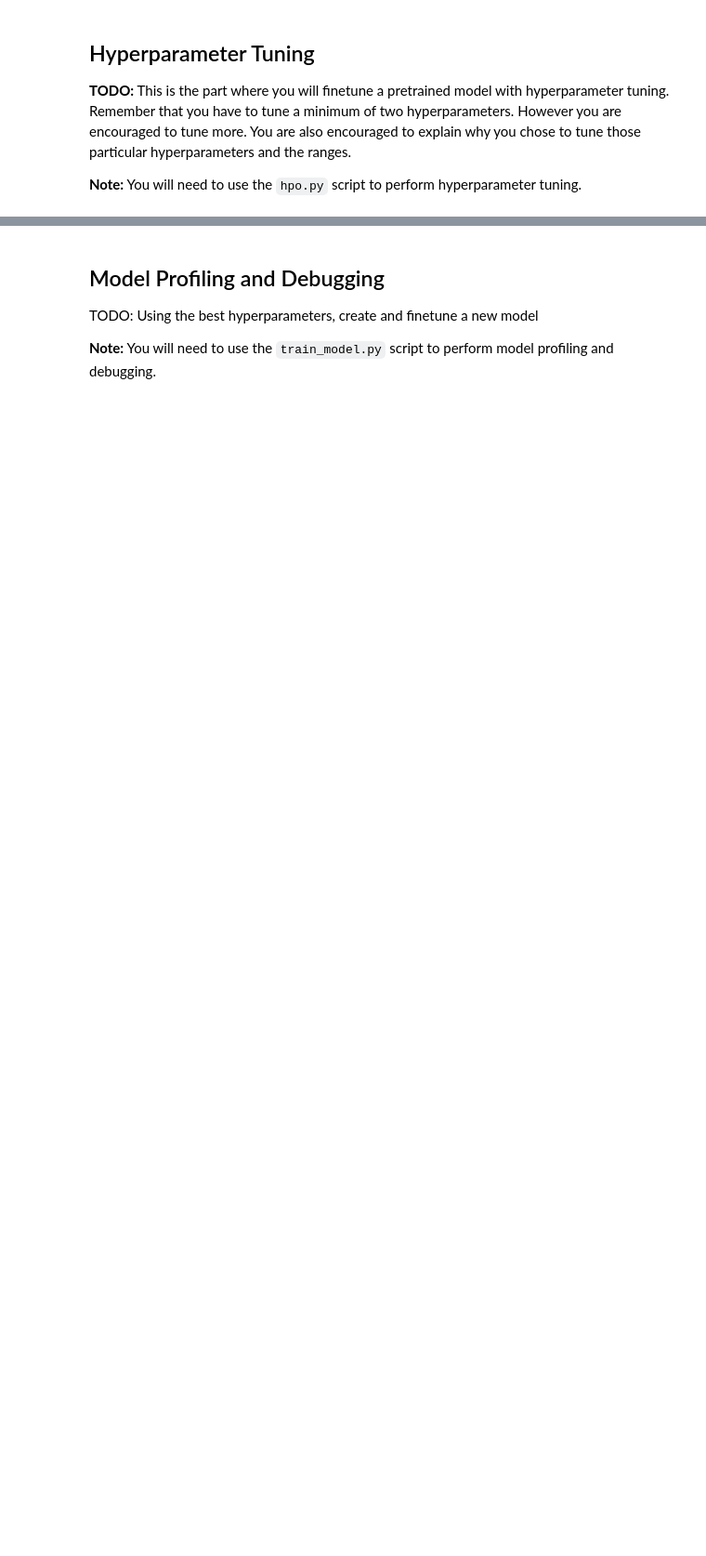
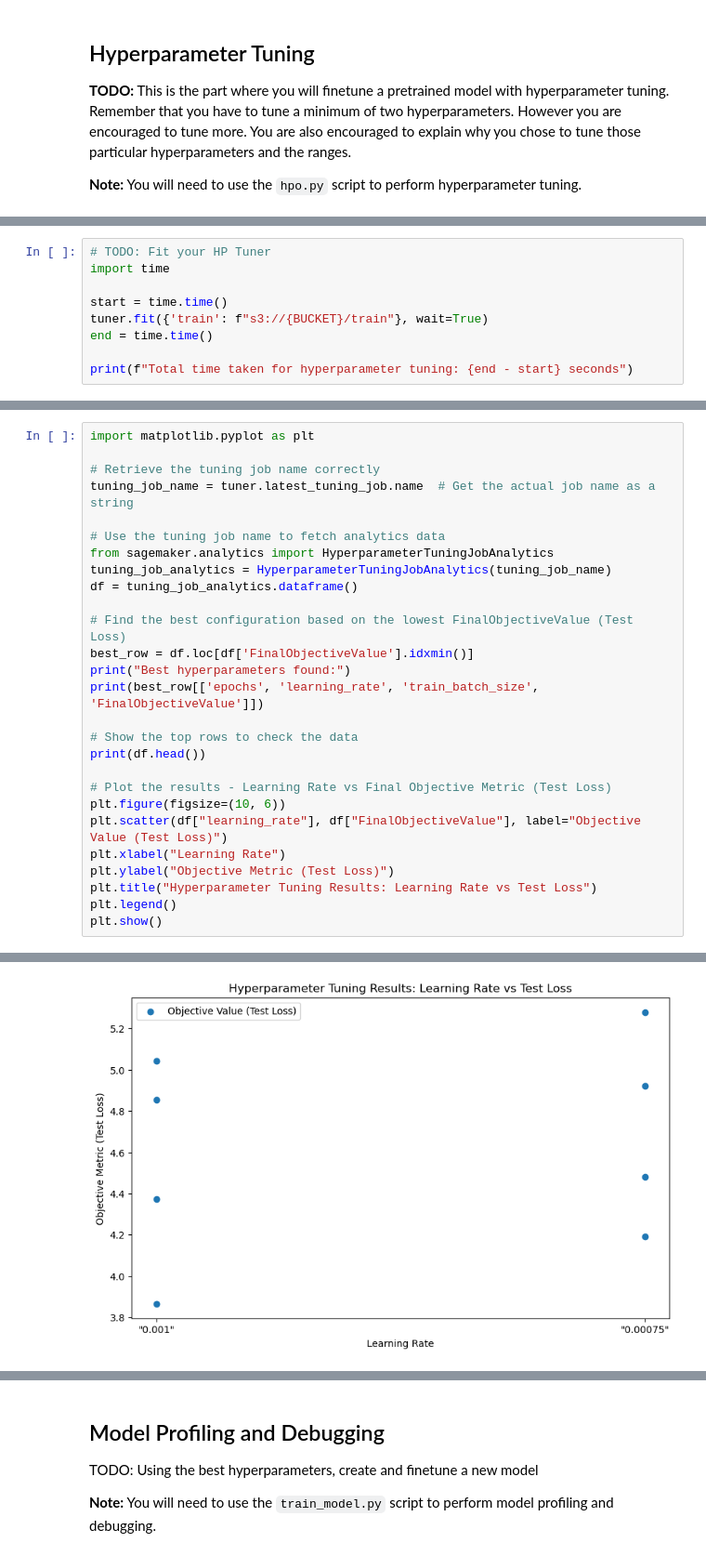
Before and after one commit to lgcardeas/Udacity-Nano-Degree-Deep-Learning, a Jupyter notebook: train_and_deploy.ipynb, the cells around one changed output, grey strips where cells are left out. Shown at 93% size. Cells and saved outputs as stored; diff of their text form; blank space fills up the shorter version.

```diff
--- a/train_and_deploy.ipynb
+++ b/train_and_deploy.ipynb
@@ -63,0 +158,9 @@ best_estimator.hyperparameters()
+# %%
+# TODO: Fit your HP Tuner
+import time
+
+start = time.time()
+tuner.fit({'train': f"s3://{BUCKET}/train"}, wait=True)
+end = time.time()
+
+print(f"Total time taken for hyperparameter tuning: {end - start} seconds")
@@ -63,0 +171,28 @@ best_estimator.hyperparameters()
+# %%
+import matplotlib.pyplot as plt
+
+# Retrieve the tuning job name correctly
+tuning_job_name = tuner.latest_tuning_job.name  # Get the actual job name as a string
+
+# Use the tuning job name to fetch analytics data
+from sagemaker.analytics import HyperparameterTuningJobAnalytics
+tuning_job_analytics = HyperparameterTuningJobAnalytics(tuning_job_name)
+df = tuning_job_analytics.dataframe()
+
+# Find the best configuration based on the lowest FinalObjectiveValue (Test Loss)
+best_row = df.loc[df['FinalObjectiveValue'].idxmin()]
+print("Best hyperparameters found:")
+print(best_row[['epochs', 'learning_rate', 'train_batch_size', 'FinalObjectiveValue']])
+
+# Show the top rows to check the data
+print(df.head())
+
+# Plot the results - Learning Rate vs Final Objective Metric (Test Loss)
+plt.figure(figsize=(10, 6))
+plt.scatter(df["learning_rate"], df["FinalObjectiveValue"], label="Objective Value (Test Loss)")
+plt.xlabel("Learning Rate")
+plt.ylabel("Objective Metric (Test Loss)")
+plt.title("Hyperparameter Tuning Results: Learning Rate vs Test Loss")
+plt.legend()
+plt.show()
+# %% [output]
@@ -63,0 +216 @@ best_estimator.hyperparameters()
+[figure, added]
```
Also changed, not shown: parts of 29 cells of this notebook, 5 other files.
